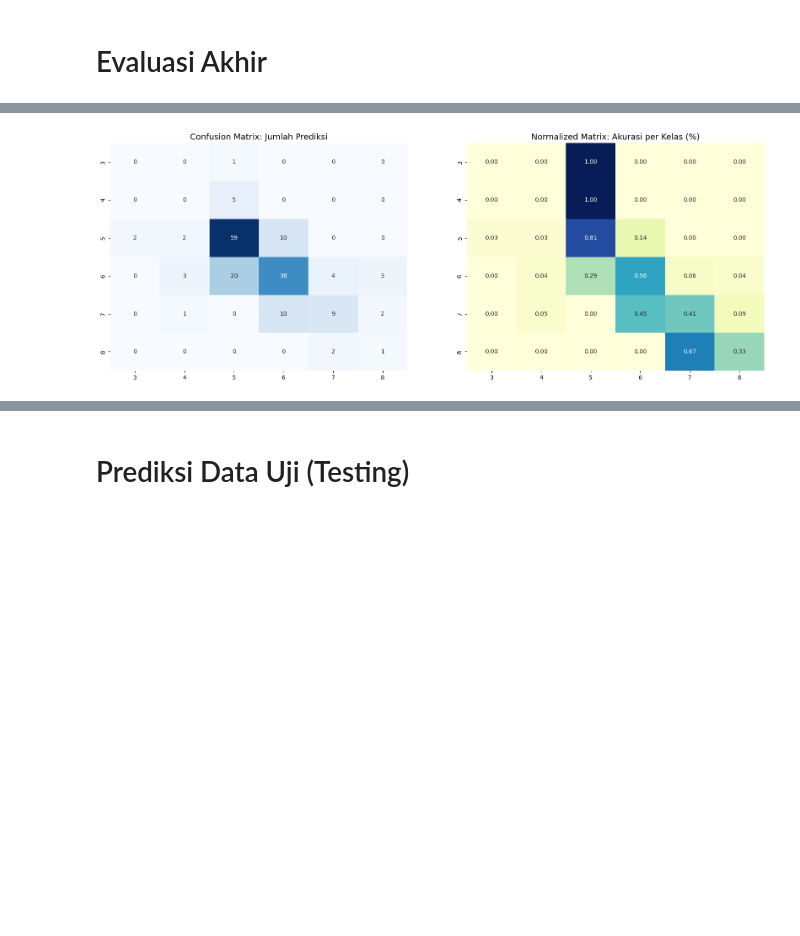
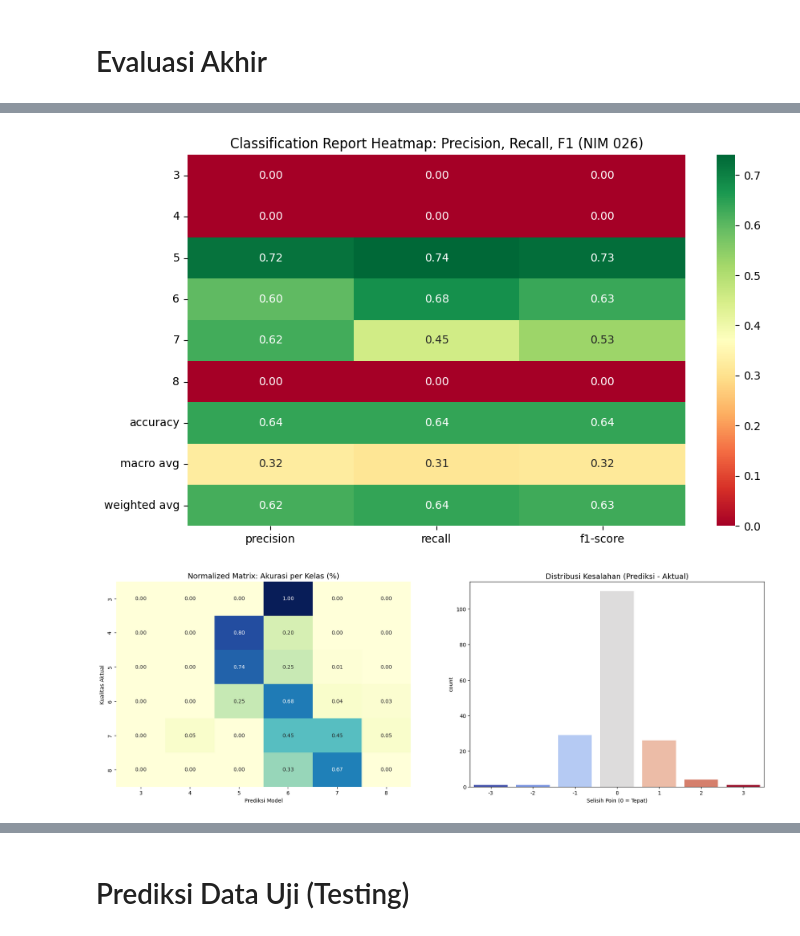
Before and after one commit to PashaAkrilian/Wine-Quality-Prediction, a Jupyter notebook: uts-data-mining.ipynb, the cells around one changed output, grey strips where cells are left out. Drawn from its saved outputs; the diff is of its cells as text; code cells hidden in the pictures; blank space fills up the shorter version.

```diff
--- a/uts-data-mining.ipynb
+++ b/uts-data-mining.ipynb
@@ -843,7 +838,7 @@ Epoch 152/400
 # Evaluasi Akhir
 # %%
 # =================================================================
-# Tahap 8: Evaluasi Akhir & Diagnostik Model (Ordinal Focus)
+# Tahap 8: Evaluasi Akhir & Diagnostik Model (Upgraded)
 # =================================================================
 
 from sklearn.metrics import (accuracy_score, classification_report, confusion_matrix,
@@ -855,7 +850,8 @@ import numpy as np
 import pandas as pd
 
 # 8.1 Inferensi & Rekonstruksi Label
-y_probs_val = final_dnn.predict(X_val_dl, verbose=0)
+# y_probs_val diambil dari output softmax final_dnn
+y_probs_val = final_model.predict(X_val_dl, verbose=0)
 y_pred_val_idx = np.argmax(y_probs_val, axis=1)
 min_class = y_train_augmented.min()
 y_pred_val = y_pred_val_idx + min_class
@@ -863,69 +859,81 @@ y_pred_val = y_pred_val_idx + min_class
 # 8.2 Kalkulasi Metrik Strategis (NIM 026)
 accuracy = accuracy_score(y_val, y_pred_val)
 f1_macro = f1_score(y_val, y_pred_val, average='macro')
-mae = mean_absolute_error(y_val, y_pred_val) # Semakin rendah semakin baik
-kappa = cohen_kappa_score(y_val, y_pred_val, weights='quadratic') # Bagus untuk data ordinal
+mae = mean_absolute_error(y_val, y_pred_val)
+kappa = cohen_kappa_score(y_val, y_pred_val, weights='quadratic')
 
 print(f"--- RANGKUMAN EVALUASI FINAL DNN (NIM 026) ---")
 print(f"{'Akurasi Global':25}: {accuracy * 100:.2f}%")
 print(f"{'F1-Score (Macro)':25}: {f1_macro:.4f}")
-print(f"{'Mean Absolute Error':25}: {mae:.4f} (Rata-rata selisih poin)")
-print(f"{'Quadratic Kappa':25}: {kappa:.4f} (Akurasi mempertimbangkan urutan)")
+print(f"{'Mean Absolute Error':25}: {mae:.4f}")
+print(f"{'Quadratic Kappa':25}: {kappa:.4f}")
 
 # Target Tracker 90%
 if accuracy >= 0.90:
-    print(f"\n🔥 TARGET TERCAPAI: Model Deep Learning Anda sangat superior!")
+    print(f"\n🔥 TARGET TERCAPAI: Performa DNN Anda sangat luar biasa!")
 else:
     print(f"\nPROGRESS: Dibutuhkan {(0.90 - accuracy)*100:.2f}% lagi untuk target 90%.")
 
-# 8.3 Classification Report (Deep Dive per Kelas)
-print("\nDetail Performa per Kualitas Anggur:")
-print(classification_report(y_val, y_pred_val, zero_division=0))
+# 8.3 Visual Classification Report (Heatmap)
+report = classification_report(y_val, y_pred_val, output_dict=True, zero_division=0)
+report_df = pd.DataFrame(report).iloc[:-1, :].T # Exclude support
 
-# 8.4 Visualisasi Confusion Matrix Ganda
+plt.figure(figsize=(10, 6))
+sns.heatmap(report_df, annot=True, cmap='RdYlGn', fmt='.2f')
+plt.title('Classification Report Heatmap: Precision, Recall, F1 (NIM 026)')
+plt.show()
+
+# 8.4 Visualisasi Confusion Matrix & Error Distribution
 cm = confusion_matrix(y_val, y_pred_val)
 with np.errstate(divide='ignore', invalid='ignore'):
     cm_recall = cm.astype('float') / cm.sum(axis=1)[:, np.newaxis]
     cm_recall = np.nan_to_num(cm_recall)
 
 labels = sorted(y_val.unique())
-fig, ax = plt.subplots(1, 2, figsize=(20, 7))
-
-# Heatmap Absolut
-sns.heatmap(cm, annot=True, fmt='d', cmap='Blues', xticklabels=labels, yticklabels=labels, ax=ax[0], cbar=False)
-ax[0].set_title('Confusion Matrix: Jumlah Prediksi', fontsize=14)
+fig, ax = plt.subplots(1, 2, figsize=(22, 7))
 
 # Heatmap Recall (Akurasi per Kelas)
-sns.heatmap(cm_recall, annot=True, fmt='.2f', cmap='YlGnBu', xticklabels=labels, yticklabels=labels, ax=ax[1], cbar=False)
-ax[1].set_title('Normalized Matrix: Akurasi per Kelas (%)', fontsize=14)
+sns.heatmap(cm_recall, annot=True, fmt='.2f', cmap='YlGnBu', xticklabels=labels, yticklabels=labels, ax=ax[0], cbar=False)
+ax[0].set_title('Normalized Matrix: Akurasi per Kelas (%)', fontsize=14)
+ax[0].set_xlabel('Prediksi Model')
+ax[0].set_ylabel('Kualitas Aktual')
+
+# Error Magnitude Distribution (Melihat bias model)
+error_val = y_pred_val - y_val.values
+sns.countplot(x=error_val, palette='coolwarm', ax=ax[1], hue=error_val, legend=False)
+ax[1].set_title('Distribusi Kesalahan (Prediksi - Aktual)', fontsize=14)
+ax[1].set_xlabel('Selisih Poin (0 = Tepat)')
 plt.show()
 
-# 8.5 Analisis Permutation Importance (Audit Fitur NIM 026)
-print("\n--- Menghitung Permutation Importance (Validation Set) ---")
+# 8.5 Analisis Permutation Importance (Stability Audit)
+print("\n--- Menghitung Permutation Importance (F1-Macro Based) ---")
 def scoring_fn(estimator, X, y):
     preds = np.argmax(estimator.predict(X, verbose=0), axis=1)
-    return f1_score(y, preds, average='macro') # Gunakan F1-Macro agar audit fair bagi kelas minoritas
+    return f1_score(y, preds, average='macro')
 
 perm_result = permutation_importance(
-    final_dnn, X_val_dl, y_val_idx, scoring=scoring_fn, n_repeats=5, random_state=42
+    final_model, X_val_dl, y_val_idx, scoring=scoring_fn, n_repeats=5, random_state=42
 )
 
 feat_imp = pd.DataFrame({
     'Feature': X_val_dl.columns,
-    'Importance': perm_result.importances_mean
+    'Importance': perm_result.importances_mean,
+    'Std': perm_result.importances_std
 }).sort_values(by='Importance', ascending=False)
 
-plt.figure(figsize=(11, 7))
-sns.barplot(x='Importance', y='Feature', data=feat_imp, palette='viridis', hue='Feature', legend=False)
-plt.title('Fitur Paling Berpengaruh terhadap F1-Macro (NIM 026)', fontsize=14)
+plt.figure(figsize=(12, 8))
+plt.barh(feat_imp['Feature'], feat_imp['Importance'], xerr=feat_imp['Std'], color='teal', alpha=0.8)
+plt.gca().invert_yaxis()
+plt.title('Hierarki Fitur Berbasis Permutation Importance (NIM 026)', fontsize=14)
+plt.xlabel('Penurunan F1-Macro jika Fitur Diacak')
 plt.grid(axis='x', linestyle='--', alpha=0.6)
 plt.show()
 
-# 8.6 Ordinal Reliability Analysis
-error_diff = np.abs(y_val.values - y_pred_val)
-print("\n--- Analisis Reliabilitas Ordinal (Near-Miss) ---")
-print(f"Prediksi Tepat (Hit)     : {(error_diff == 0).sum()} ({(error_diff == 0).sum()/len(y_val)*100:.2f}%)")
-print(f"Meleset 1 Poin (Wajar)  : {(error_diff == 1).sum()} ({(error_diff == 1).sum()/len(y_val)*100:.2f}%)")
-print(f"Meleset >1 Poin (Fatal) : {(error_diff > 1).sum()} ({(error_diff > 1).sum()/len(y_val)*100:.2f}%)")
+# 8.6 Ordinal Reliability Summary
+error_abs = np.abs(error_val)
+print("\n--- Analisis Reliabilitas Ordinal (NIM 026) ---")
+print(f"Prediksi Sempurna (Hit)     : {(error_abs == 0).sum()} ({(error_abs == 0).sum()/len(y_val)*100:.2f}%)")
+print(f"Meleset Tipis (±1 Poin)    : {(error_abs == 1).sum()} ({(error_abs == 1).sum()/len(y_val)*100:.2f}%)")
+print(f"Meleset Fatal (>1 Poin)    : {(error_abs > 1).sum()} ({(error_abs > 1).sum()/len(y_val)*100:.2f}%)")
 # %% [output]
 --- RANGKUMAN EVALUASI FINAL DNN (NIM 026) ---
@@ -948 +946,2 @@ weighted avg       0.63      0.62      0.62       172
-[figure, old version]
+[figure, new version]
+[figure, new version]
```
Also changed, not shown: parts of 9 cells of this notebook.
